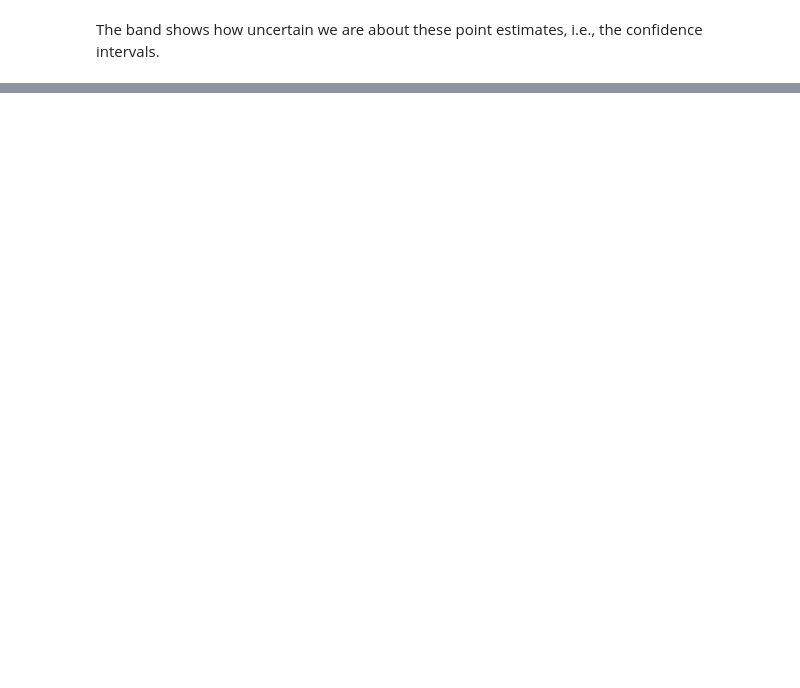
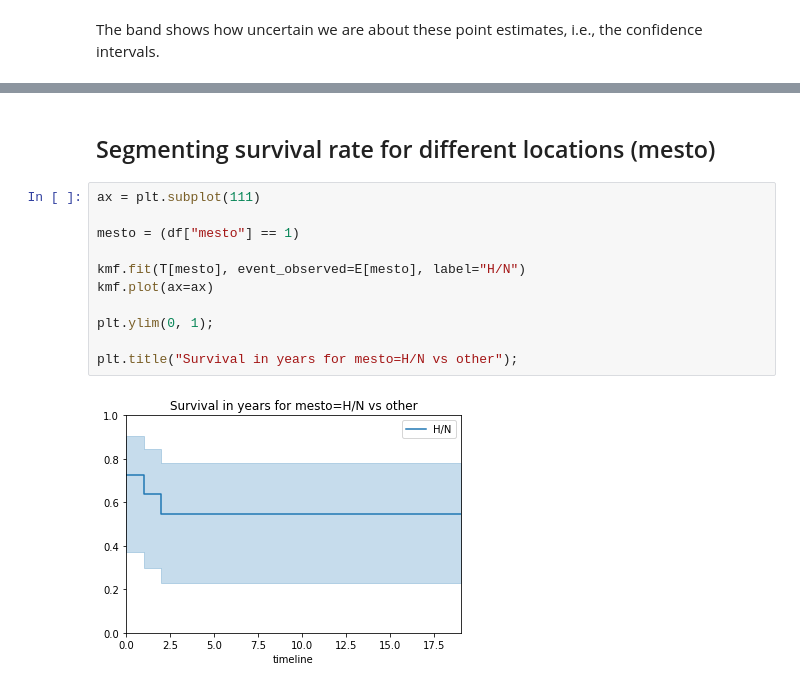
Before and after one commit to anuschka/patientsanalysis, a Jupyter notebook: RMS_Kaplan_Meier.ipynb, the cells around one changed output, grey strips where cells are left out. Cells and saved outputs as stored; diff of their text form; blank space fills up the shorter version.

```diff
--- a/RMS_Kaplan_Meier.ipynb
+++ b/RMS_Kaplan_Meier.ipynb
@@ -193,0 +310,15 @@ The band shows how uncertain we are about these point estimates, i.e., the confi
+# %% [markdown]
+## Segmenting survival rate for different locations (mesto)
+# %%
+ax = plt.subplot(111)
+
+mesto = (df["mesto"] == 1)
+
+kmf.fit(T[mesto], event_observed=E[mesto], label="H/N")
+kmf.plot(ax=ax)
+
+plt.ylim(0, 1);
+
+plt.title("Survival in years for mesto=H/N vs other");
+# %% [output]
+[figure, added]
```
Also changed, not shown: parts of 59 cells of this notebook, 1 other file.
